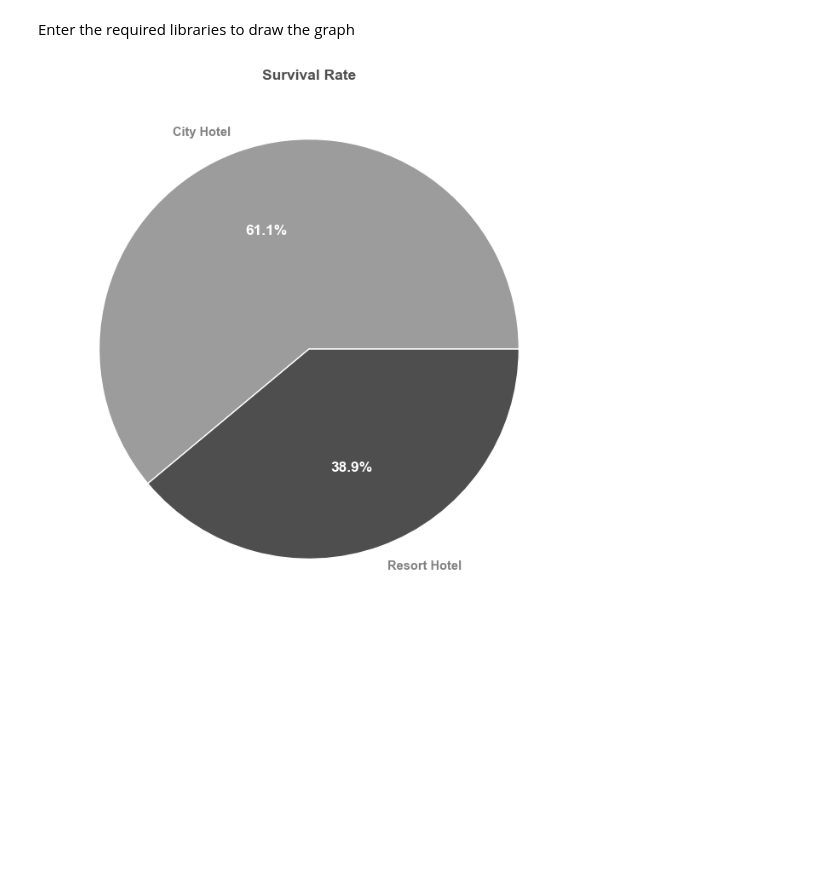
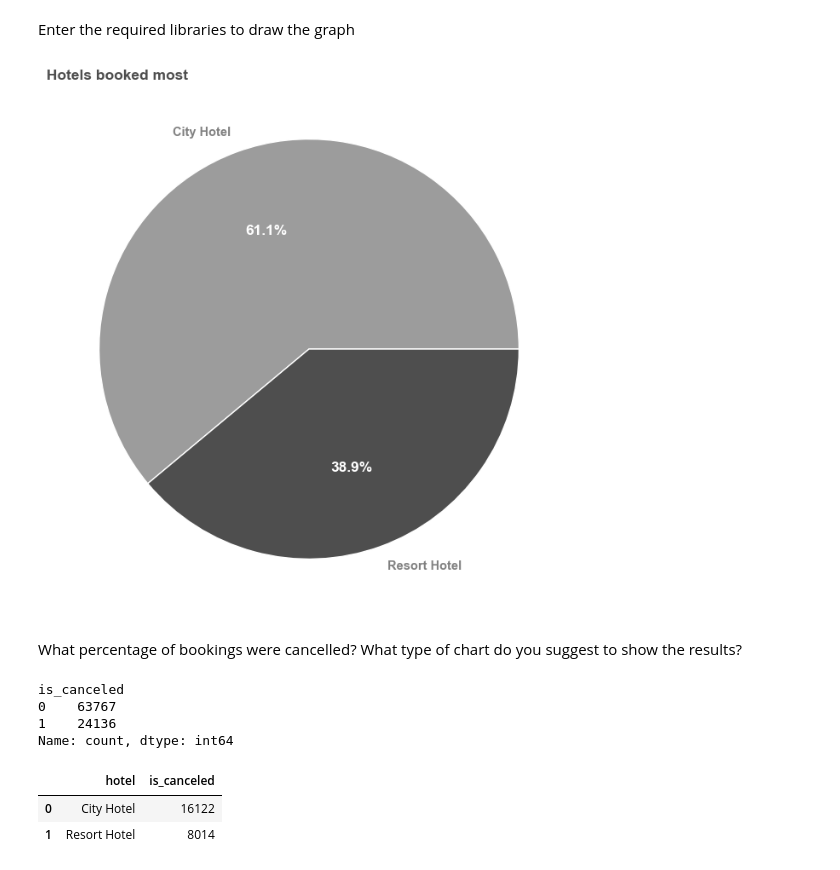
Before and after one commit to soheil-asgari/Hotel_bookings, a Jupyter notebook: app.ipynb, the cells around one changed output. Drawn from its saved outputs; the diff is of its cells as text; code cells hidden in the pictures; blank space fills up the shorter version.

```diff
--- a/app.ipynb
+++ b/app.ipynb
@@ -135,21 +118,39 @@ import seaborn as sns
 # %%
 sns.set_style("white")
 plt.rcParams["font.size"] = 9.0
 colors = ["#9c9c9c", "#4e4e4e"]
 plt.figure(figsize=(12, 8))
 patches, texts, autotexts = plt.pie(
     data=Hotel_bookings,
     x=most_reserv,
     labels=most_reserv.index,
     autopct="%1.1f%%",
     colors=colors,
 )
 texts[0].set_fontsize(10)
 plt.setp(autotexts, **{"color": "white", "weight": "bold", "fontsize": 12.5})
 plt.setp(texts, **{"color": "gray", "weight": "bold", "fontsize": 10.5})
 plt.title(
-    "Survival Rate", fontdict={"color": "#4e4e4e", "weight": "bold", "fontsize": 12.5}
+    "Hotels booked most",
+    fontdict={"color": "#4e4e4e", "weight": "bold", "fontsize": 12.5},
+    loc="left",
 )
 plt.show()
 # %% [output]
-[figure, old version]
+[figure, new version]
+# %% [markdown]
+What percentage of bookings were cancelled? What type of chart
+do you suggest to show the results?
+# %%
+df["is_canceled"].value_counts()
+# %% [output]
+is_canceled
+0    63767
+1    24136
+Name: count, dtype: int64
+# %%
+df.groupby("hotel")["is_canceled"].sum().reset_index()
+# %% [output]
+|  | hotel | is_canceled |
+| 0 | City Hotel | 16122 |
+| 1 | Resort Hotel | 8014 |
```
Also changed, not shown: parts of 3 cells of this notebook.
